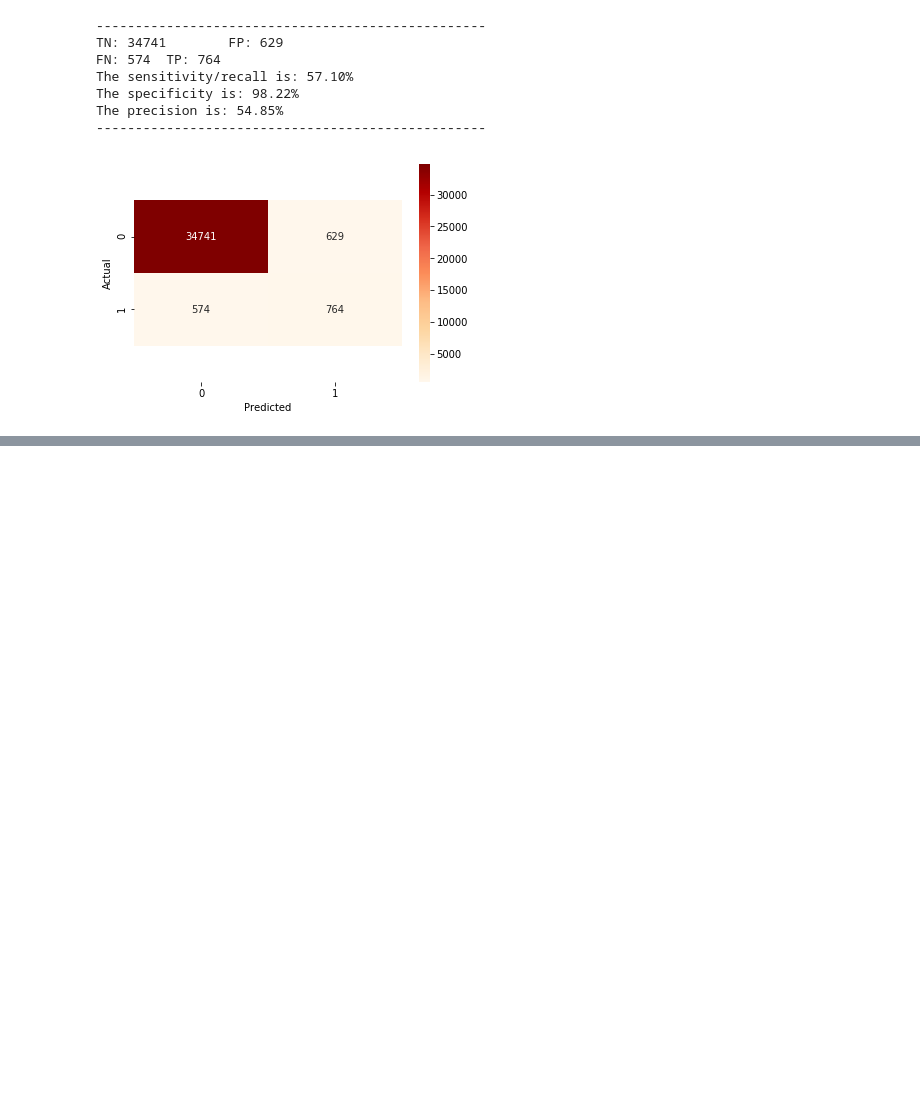
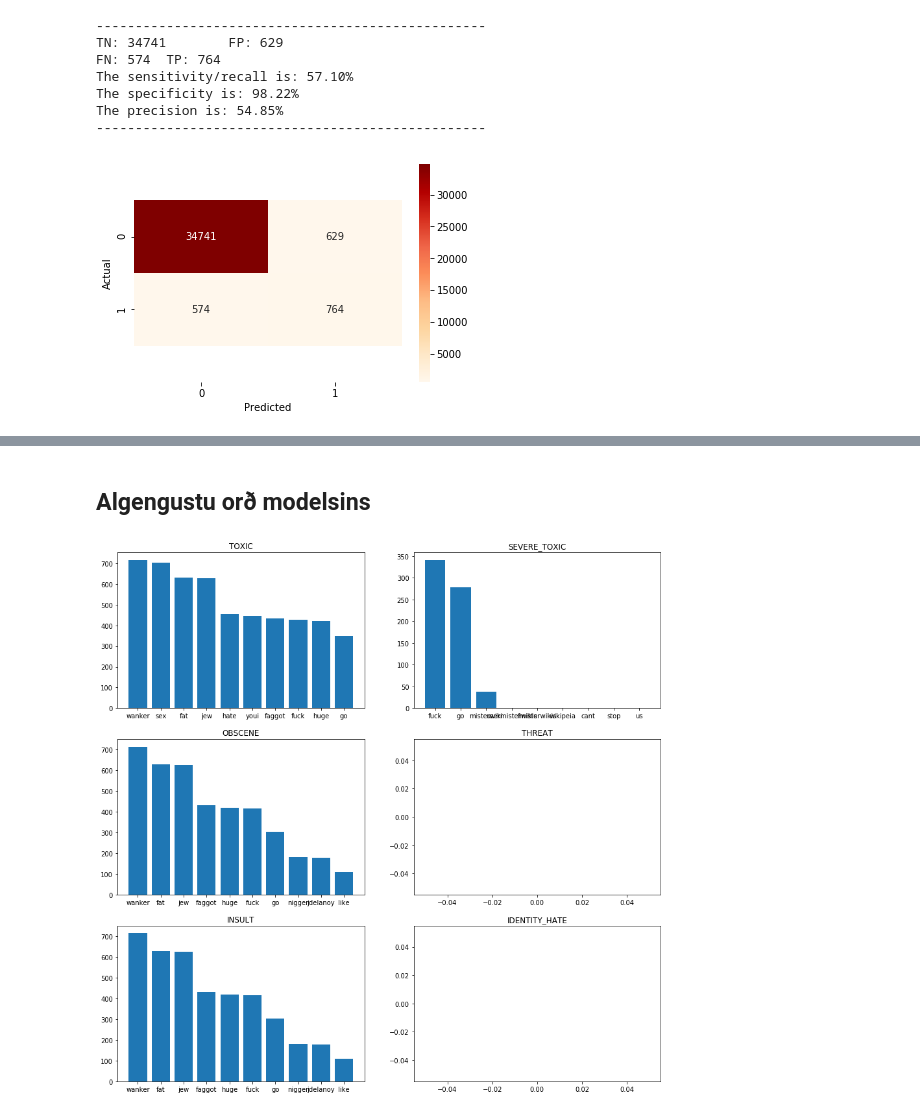
Before and after one commit to peturjokull/Gervigreind-Lokaverkefni, a Jupyter notebook: petur.ipynb, the cells around one changed output, grey strips where cells are left out. Drawn from its saved outputs; the diff is of its cells as text; code cells hidden in the pictures; blank space fills up the shorter version.

```diff
--- a/petur.ipynb
+++ b/petur.ipynb
@@ -574,0 +602,11 @@ Data = pd.get_dummies(train_data['comment_text'])
+# %% [markdown]
+## Algengustu orð modelsins
+# %%
+fig, ((ax1, ax2), (ax3, ax4),(ax5,ax6)) = plt.subplots(3,2, figsize=(15,15))
+ax = [ax1,ax2,ax3,ax4,ax5,ax6]
+for i in range(len(classes)):
+    theWords, theCount = (mostCommonWords(i,sPredictions.astype(int),False,original_X_testData[0:len(X_test)]))
+    ax[i].bar(theWords,theCount)
+    ax[i].set_title(classes[i].upper())
+# %% [output]
+[figure, added]
```
Also changed, not shown: parts of 27 cells of this notebook.
